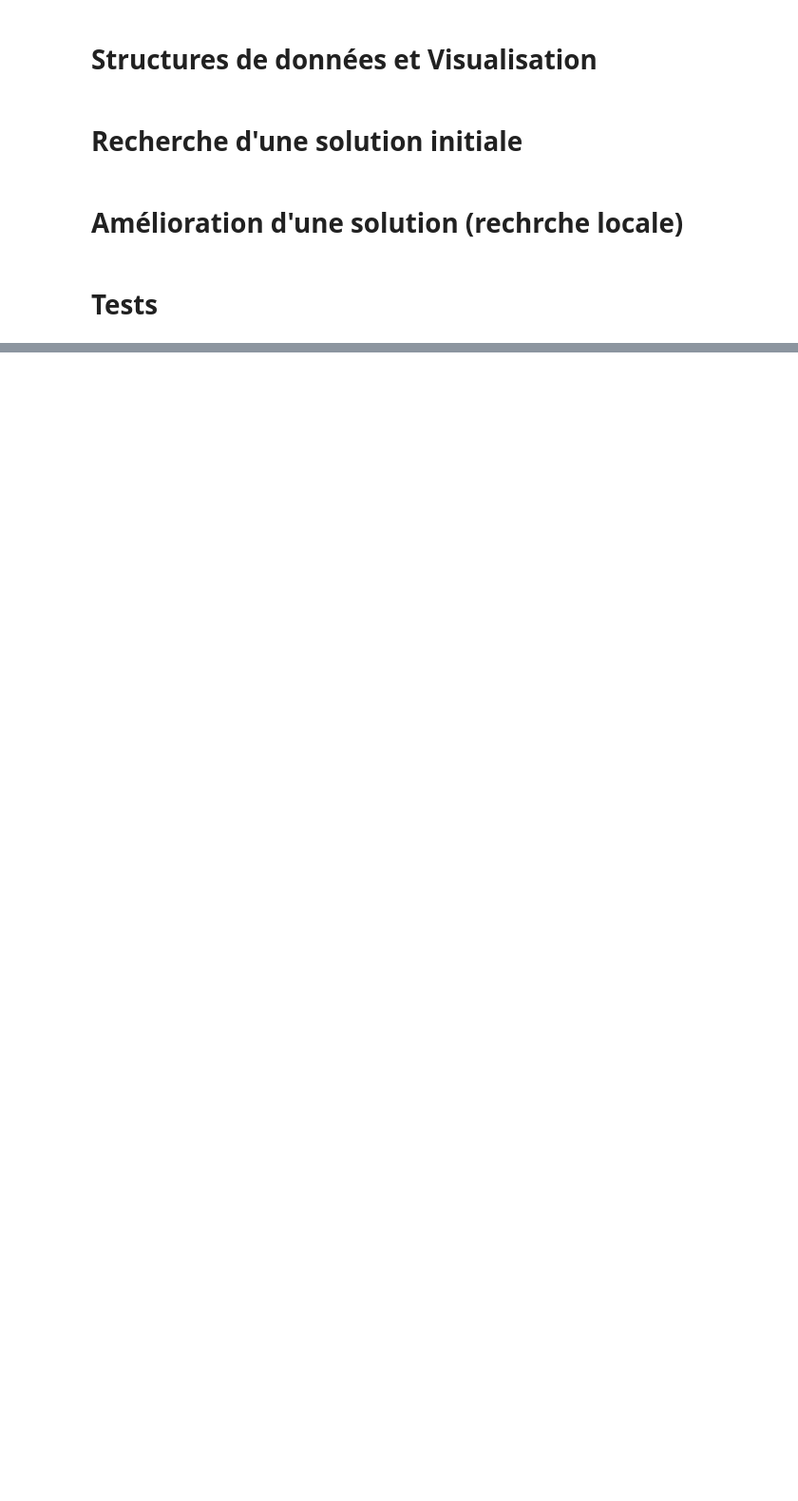
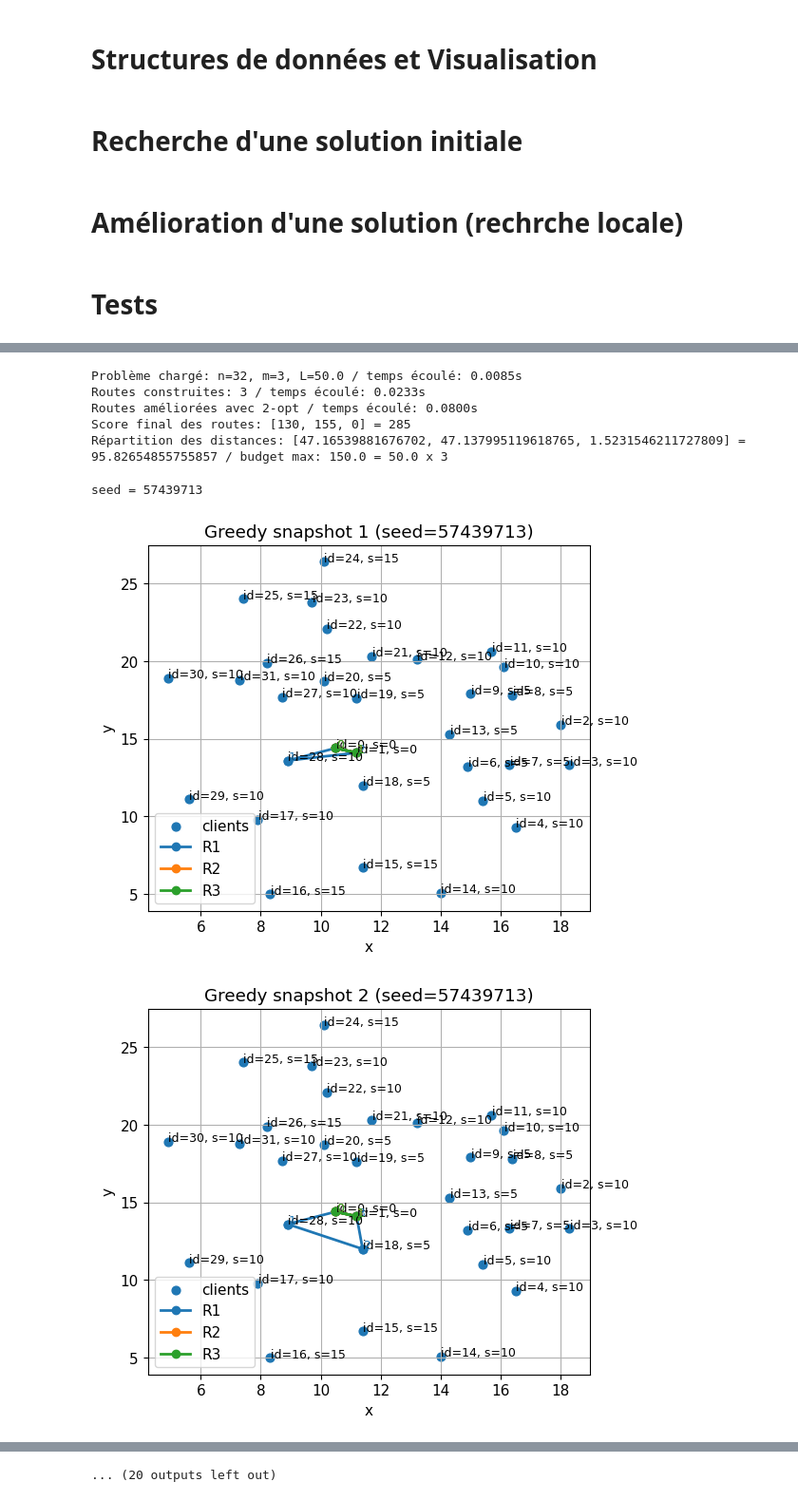
Before and after one commit to Ryustiel/TOP, a Jupyter notebook: main.ipynb, the cells around one changed output, grey strips where cells are left out. Shown at 95% size. Drawn from its saved outputs; the diff is of its cells as text; code cells hidden in the pictures; blank space fills up the shorter version.

Commit message:
visualisation

```diff
--- a/main.ipynb
+++ b/main.ipynb
@@ -145,14 +152,15 @@ class Route:
 # %% [markdown]
 # Recherche d'une solution initiale
 # %%
-def simple_greedy_routes(prob: Probleme, seed: Optional[int] = None, snapshot_every: int = 0):
+def simple_greedy_routes(prob: Probleme, seed: Optional[int] = None, snapshot_every: int = 0) -> Tuple[List[Route], List[List[Route]]]:
     """Construction gloutonne (insertion séquentielle) adaptée au TOP.
     Les routes sont initialisées comme [start, end] et on insère des clients entre des paires
-    consécutives (pos, pos+1). On utilise `prob.dist_matrix` pour calculer delta de coût.
+    consécutives (pos, pos+1). On utilise `prob.dist_matrix` (numpy) pour calculer delta de coût.
     Retourne (routes, snapshots).
     """
-    ids = prob.points['id'].tolist()
-    scores = prob.points.set_index('id')['score'].to_dict()
+    # ids is a simple numeric range; do not rely on pandas index labels
+    ids = prob.ids()
+    scores = prob.scores_dict()
     # On ne sert pas start/end
     unserved = set(ids) - {prob.start, prob.end}
     routes: List[Route] = [Route([prob.start, prob.end], prob) for _ in range(prob.m)]
@@ -160,7 +168,7 @@ def simple_greedy_routes(prob: Probleme, seed: Optional[int] = None, snapshot_ev
     inserted = 0
 
     # insertion: pour chaque route, pour chaque position entre stops[pos] and stops[pos+1],
-    # calculer delta = dist(i,u) + dist(u,j) - dist(i,j)
+    # calculer delta = dist(i,u) + dist(u,j) - dist(i,j) using numpy dist_matrix
     while True:
         best = None  # tuple (ratio, r_idx, pos, u, delta)
         for r_idx, r in enumerate(routes):
@@ -168,7 +176,7 @@ def simple_greedy_routes(prob: Probleme, seed: Optional[int] = None, snapshot_ev
                 i = r.stops[pos]
                 j = r.stops[pos + 1]
                 for u in list(unserved):
-                    dlt = float(prob.dist_matrix.loc[i, u] + prob.dist_matrix.loc[u, j] - prob.dist_matrix.loc[i, j])
+                    dlt = float(prob.dist_matrix[i, u] + prob.dist_matrix[u, j] - prob.dist_matrix[i, j])
                     new_cost = r.total_distance + dlt
                     if new_cost <= prob.L + 1e-9:
                         ratio = scores[u] / (dlt if dlt > 1e-9 else 1e-9)
@@ -186,7 +194,7 @@ def simple_greedy_routes(prob: Probleme, seed: Optional[int] = None, snapshot_ev
         if snapshot_every and (inserted % snapshot_every == 0):
             snapshots.append(routes.copy())
 
-    return snapshots + [routes]
+    return routes, snapshots
 # %% [markdown]
 # Amélioration d'une solution (rechrche locale)
 # %%
@@ -288,0 +230,61 @@ Probleme.from_file(filepath).points
+# %%
+import time
+class Lap():
+    def __init__(self):
+        self.current_time = time.time()
+    def lap(self) -> float:
+        lap_time = time.time() - self.current_time
+        self.current_time = time.time()
+        return lap_time
+lap = Lap()
+
+filepath = 'data/tsiligirides_problem_1_budget_50.txt'
+prob = Probleme.from_file(filepath)
+print(f"Problème chargé: n={prob.n}, m={prob.m}, L={prob.L} / temps écoulé: {lap.lap():.4f}s")
+
+routes, snapshots = simple_greedy_routes(prob, snapshot_every=5)
+print(f"Routes construites: {len(routes)} / temps écoulé: {lap.lap():.4f}s")
+
+for r_idx, r in enumerate(routes):
+    improved = two_opt_route(r, max_iter=500)
+    routes[r_idx] = improved
+print(f"Routes améliorées avec 2-opt / temps écoulé: {lap.lap():.4f}s")
+
+print(f"Score final des routes: {[r.total_score for r in routes]} = {sum(r.total_score for r in routes)}")
+print(f"Répartition des distances: {[r.total_distance for r in routes]} = {sum(r.total_distance for r in routes)} / budget max: {prob.L * prob.m} = {prob.L} x {prob.m}")
+# %% [output]
+Problème chargé: n=32, m=3, L=50.0 / temps écoulé: 0.0085s
+Routes construites: 3 / temps écoulé: 0.0233s
+Routes améliorées avec 2-opt / temps écoulé: 0.0800s
+Score final des routes: [130, 155, 0] = 285
+Répartition des distances: [47.16539881676702, 47.137995119618765, 1.5231546211727809] = 95.82654855755857 / budget max: 150.0 = 50.0 x 3
+# %%
+filepath = 'data/tsiligirides_problem_1_budget_50.txt'
+prob = Probleme.from_file(filepath)
+
+# dist_matrix est calculée automatiquement dans Probleme.__post_init__
+seed = random.randrange(1 << 30)
+routes, snapshots = simple_greedy_routes(prob, seed=seed, snapshot_every=1)
+print('seed =', seed)
+for i, s in enumerate(snapshots, 1):
+    ax = prob.plot(title=f'Greedy snapshot {i} (seed={seed})')
+    for j, r in enumerate(s):
+        # use a cycle of matplotlib default colors
+        r.plot(ax=ax, color=f'C{j%10}', label=f'R{j+1}')
+    ax.legend()
+    plt.show()
+
+# Après construction, appliquer 2-opt sur chaque route
+for i, r in enumerate(routes):
+    routes[i] = two_opt_route(r)
+
+# plot final routes
+ax = prob.plot(title=f'Greedy routes (seed={seed})')
+for i, r in enumerate(routes):
+    r.plot(ax=ax, color=f'C{i}', label=f'R{i+1}')
+ax.legend()
+plt.show()
+# %% [output]
+seed = 57439713
+[figure, added]
+[figure, added]
@@ -288,0 +300 @@ Probleme.from_file(filepath).points
+... (20 outputs left out)
```
Also changed, not shown: parts of 7 cells of this notebook.
